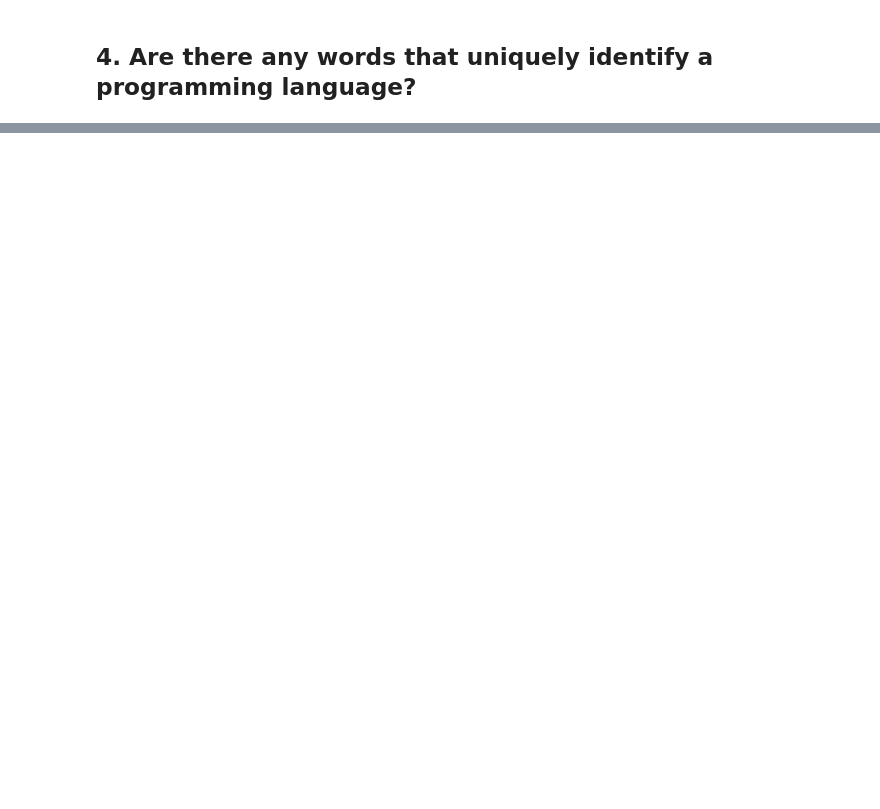
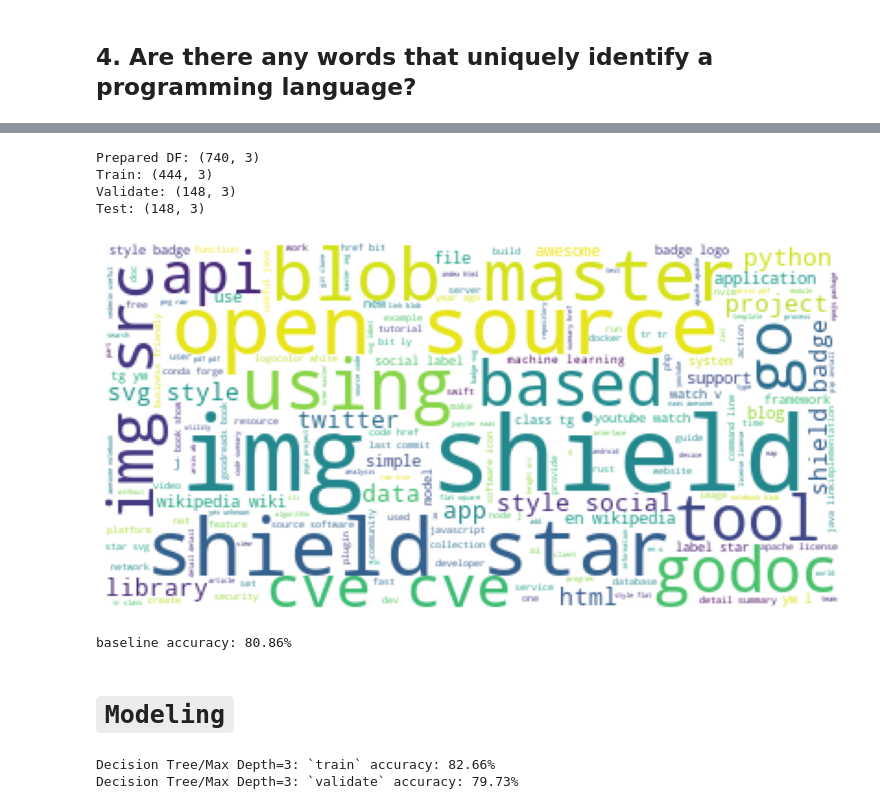
Before and after one commit to projectlanguagepredictor/nlp_launch, a Jupyter notebook: final_report.ipynb, the cells around one changed output, grey strips where cells are left out. Cells and saved outputs as stored; diff of their text form; code cells hidden in the pictures; blank space fills up the shorter version.

```diff
--- a/final_report.ipynb
+++ b/final_report.ipynb
@@ -134,3 +157,15 @@ df.head()
+# %%
+def clean_readme(string):
+    '''
+    this function is meant to clean the original readmes in the df to filter out as much gibberish as possible
+    '''
+    words = string.split()
+    clean_words = [word for word in words if word in keep_words]
+    clean_words = ' '.join(clean_words)
+    return clean_words
+# %%
+#applying cleaning to the readmes
+df.readme = df.readme.apply(clean_readme)
 # %% [markdown]
 <div class="alert alert-success">
 
@@ -238,0 +425,25 @@ freq
+# %%
+#splitting the data
+train, validate, test = ev.split_data_strat(df, 'language')
+# %% [output]
+Prepared DF: (740, 3)
+Train: (444, 3)
+Validate: (148, 3)
+Test: (148, 3)
+# %%
+#train wordcloud
+img = WordCloud(background_color='white').generate(' '.join(train.readme))
+plt.imshow(img)
+plt.axis('off')
+plt.show()
+# %% [output]
+[figure, added]
+# %%
+#setting the baseline
+train['baseline_prediction'] = 'other'
+
+baseline_accuracy = (train.baseline_prediction == train.language).mean()
+
+print(f'baseline accuracy: {baseline_accuracy:.2%}')
+# %% [output]
+baseline accuracy: 80.86%
@@ -238,0 +470,19 @@ freq
+# %% [markdown]
+# `Modeling`
+# %%
+#build model 1
+tree3 = DecisionTreeClassifier(max_depth=3) #because decision tree likes to overfit
+
+#fit on bag_of_words
+tree3.fit(X_bow, y_train)
+
+#use on bag of words
+tree3.score(X_bow, y_train).round(2)
+tree3.score(X_validate_bow, y_validate).round(2)
+                #^^^ this is the accuracy score!!
+
+print(f'Decision Tree/Max Depth=3: `train` accuracy: {tree3.score(X_bow, y_train):.2%}')
+print(f'Decision Tree/Max Depth=3: `validate` accuracy: {tree3.score(X_validate_bow, y_validate):.2%}')
+# %% [output]
+Decision Tree/Max Depth=3: `train` accuracy: 82.66%
+Decision Tree/Max Depth=3: `validate` accuracy: 79.73%
```
Also changed, not shown: parts of 44 cells of this notebook.
